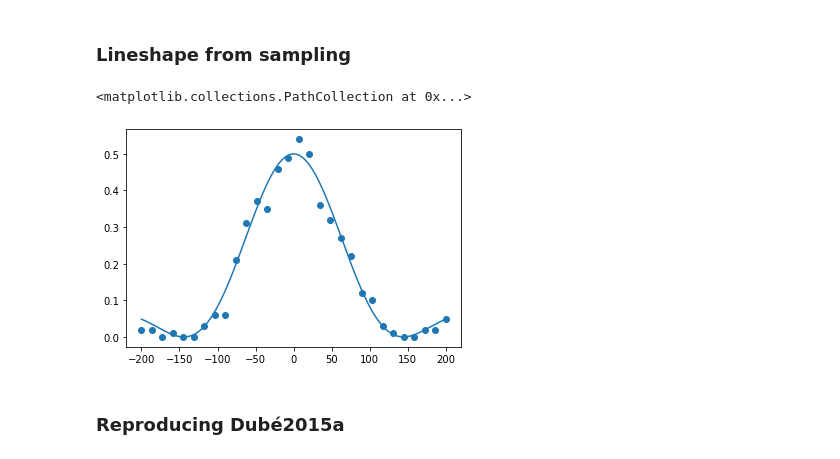
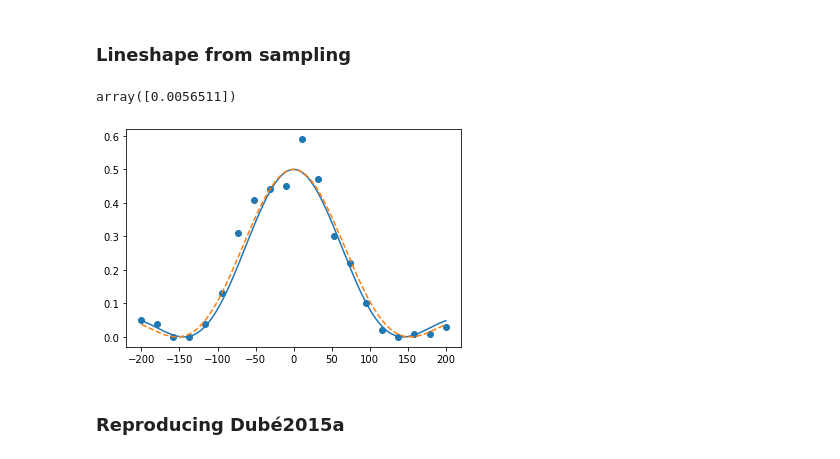
Before and after one commit to speug/srservosim, a Jupyter notebook: notebooks/servosimtests.ipynb, the cells around one changed output. Drawn from its saved outputs; the diff is of its cells as text; code cells hidden in the pictures.

Commit message:
added curve fitting. very sensitive to initial guess -- what to choose?

```diff
--- a/notebooks/servosimtests.ipynb
+++ b/notebooks/servosimtests.ipynb
@@ -166,23 +165,28 @@ fig.tight_layout()
 # %%
 def sampled_lineshape(lineshape_func,
                       delta,
                       tau_pi=6e-3,
                       state_prep=False,
                       samples_per_point=100):
     # quantum jump p from theory
     jump_probabilities = lineshape_func(delta, tau_pi, state_prep)
     # draws from binomial
     measured_results = binom.rvs(n=samples_per_point, p=jump_probabilities)
     sample_shape = measured_results / samples_per_point
     return sample_shape
 d = np.linspace(-200, 200, 1000)
-d_sample = np.linspace(-200, 200, 30)
+d_sample = np.linspace(-200, 200, 20)
 s_shape = sampled_lineshape(lineshape, d_sample)
 plt.plot(d, lineshape(d, 6e-3, False))
 plt.scatter(d_sample, s_shape)
+
+# fit a function for fwhm
+popt, pcov = curve_fit(lambda d, t: lineshape(d, t, False), d_sample, s_shape, p0=[10e-4])
+plt.plot(d, lineshape(d, popt[0], False), linestyle='--')
+popt
 # %% [output]
-<matplotlib.collections.PathCollection at 0x...>
+array([0.0056511])
-[figure, old version]
+[figure, new version]
 # %%
 # main simulation loop with sampled FWHM
 n_s = 100 # number of samples
```
Also changed, not shown: parts of 4 cells of this notebook.
